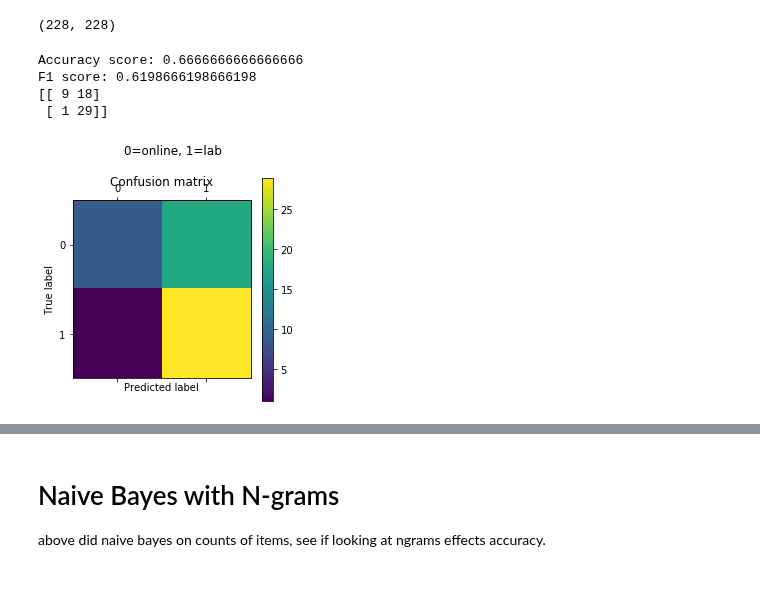
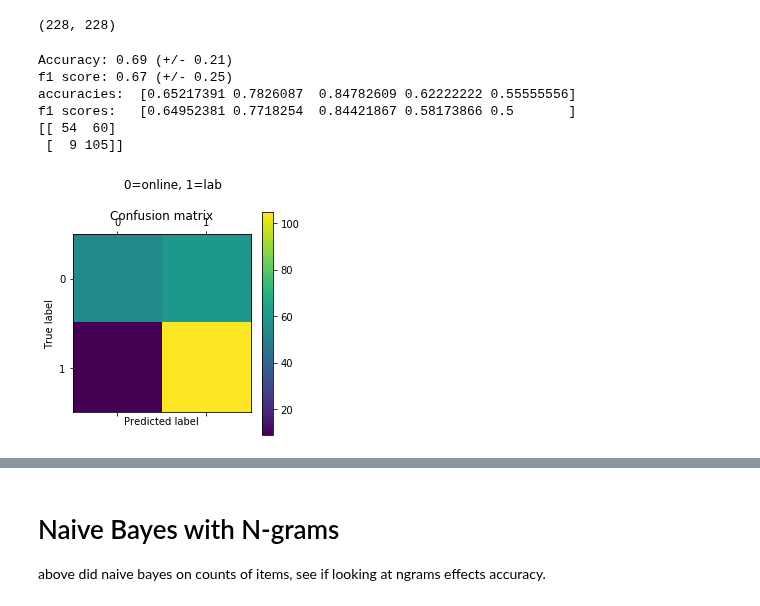
Before and after one commit to DJSaunders1997/Masters-Project, a Jupyter notebook: HMM.ipynb, the cells around one changed output, grey strips where cells are left out. Saved outputs shown, nothing was run; the diff lists cells and outputs as text; code cells hidden in the pictures.

Commit message:
Added evaluation of models with cross validation

```diff
--- a/HMM.ipynb
+++ b/HMM.ipynb
@@ -960,6 +963,16 @@ from sklearn.model_selection import train_test_split
 from sklearn.metrics import accuracy_score
 from sklearn.metrics import confusion_matrix
 from sklearn.metrics import f1_score
+# %%
+def make_cm(cm):
+    # Makes a confustion matrix
+    plt.matshow(cm)
+    plt.title('Confusion matrix')
+    plt.suptitle('0=online, 1=lab')
+    plt.colorbar()
+    plt.ylabel('True label')
+    plt.xlabel('Predicted label')
+    plt.show()
 # %%
 created_data
 # %% [output]
@@ -1002,14 +1015,17 @@ turk_labels = np.zeros( len(turk_targets) )
 lab_labels = np.ones( len(lab_targets) )
 generated_labels = np.ones( len(generated_targets) )
 # %%
+# TODO: I think I only get the first 114 because i only generate 100 new samples??
+# TODO: Generate 300 new sampels and see how that effects accuracy of algorithms
+
 print(len(turk_labels))
 print(len(lab_labels))
 print(len(generated_labels))
 print(len(np.append(lab_labels, generated_labels)))
 print(len(turk_labels[:114]))
 
-X = np.concatenate((turk_targets[:114], lab_targets, generated_targets))
-y = np.concatenate((turk_labels[:114], lab_labels, generated_labels))
+X = np.concatenate((turk_targets[:114], lab_targets, generated_targets)).ravel()
+y = np.concatenate((turk_labels[:114], lab_labels, generated_labels)).ravel()
 
 len(X), len(y)
 # %% [output]
@@ -1023,37 +1040,34 @@ len(X), len(y)
 # Test train split
 X_train, X_test, y_train, y_test = train_test_split(X, y)
-# %%
-# Vectorise data and train NB model
-
-vectorizer = CountVectorizer(token_pattern='(.*?,)')
-counts = vectorizer.fit_transform(X_train)
-
-classifier = MultinomialNB()
-targets = y_train
-classifier.fit(counts, targets)
-
-example_count = vectorizer.transform(X_test)
-predictions = classifier.predict(example_count)
-
-print( f'Accuracy score: {accuracy_score(y_test, predictions)}' )
-f1 = f1_score(y_test, predictions, average='macro')
-print( f'F1 score: {f1}' )
-cm = confusion_matrix(y_test, predictions)
-print(cm)
-
-plt.matshow(cm)
-plt.title('Confusion matrix')
-plt.suptitle('0=online, 1=lab')
-plt.colorbar()
-plt.ylabel('True label')
-plt.xlabel('Predicted label')
-plt.show()
-# %% [output]
-Accuracy score: 0.6666666666666666
-F1 score: 0.6198666198666198
-[[ 9 18]
- [ 1 29]]
-[figure, removed]
+# %%
+# Try NB model with k-cross validation
+
+X_vectorised = CountVectorizer(token_pattern='(.*?,)').fit_transform(X)
+classifier = MultinomialNB()
+
+scoresacc = cross_val_score(classifier, X_vectorised, y, cv=5)
+print("Accuracy: %0.2f (+/- %0.2f)" % (scores.mean(), scores.std() * 2))
+scoresf1 = cross_val_score(classifier, X_vectorised, y, cv=5, scoring='f1_macro')
+print("f1 score: %0.2f (+/- %0.2f)" % (scoresf1.mean(), scoresf1.std() * 2))
+
+print( 'accuracies: ', scoresacc )
+print( 'f1 scores:  ', scoresf1 )
+
+# Youre not supposed to use these predictions like this, but the cm still shows interesting information? i think
+# https://stackoverflow.com/questions/40057049/using-confusion-matrix-as-scoring-metric-in-cross-validation-in-scikit-learn
+
+y_pred = cross_val_predict(classifier, X_vectorised, y, cv=10)
+cm = confusion_matrix(y, y_pred)
+print(cm)
+make_cm(cm)
+# %% [output]
+Accuracy: 0.69 (+/- 0.21)
+f1 score: 0.67 (+/- 0.25)
+accuracies:  [0.65217391 0.7826087  0.84782609 0.62222222 0.55555556]
+f1 scores:   [0.64952381 0.7718254  0.84421867 0.58173866 0.5       ]
+[[ 54  60]
+ [  9 105]]
+[figure, added]
 # %%
  # This seems to say that nb finds it easiest to identify lab data as lab data.
  # This makes sence as lab data is created forom an actual model and distribution rather than being created randomly.
```
Also changed, not shown: parts of 11 cells of this notebook.
